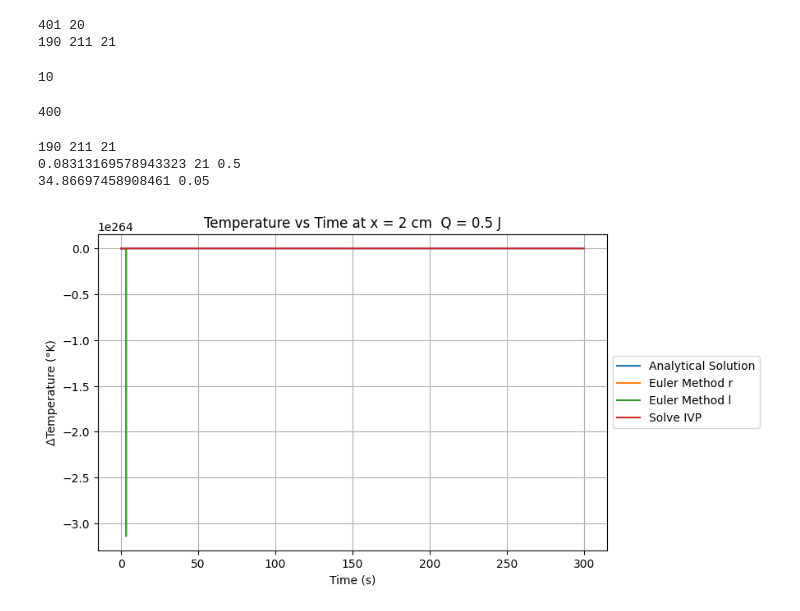
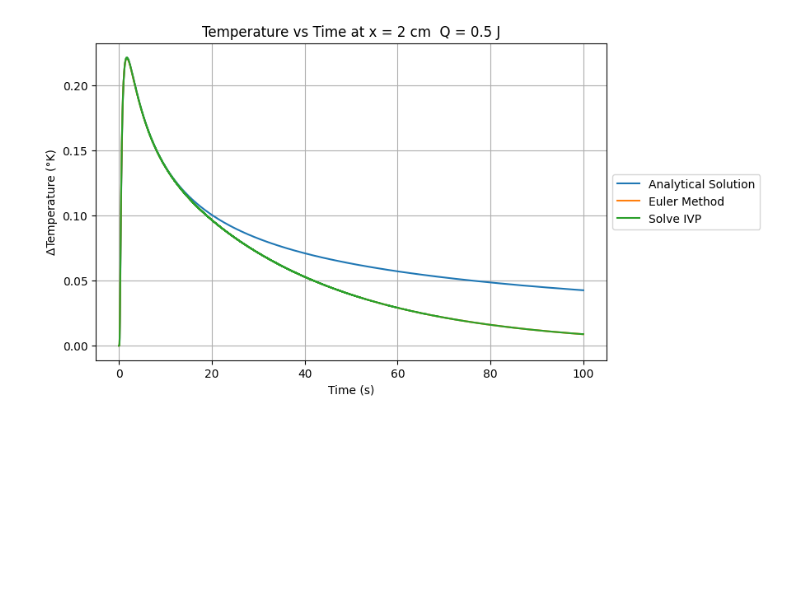
Before and after one commit to yashmohod/Thermal-Diffusion, a Jupyter notebook: Demo.ipynb, the cells around one changed output. Cells and saved outputs as stored; diff of their text form; code cells hidden in the pictures; blank space fills up the shorter version.

```diff
--- a/Demo.ipynb
+++ b/Demo.ipynb
@@ -11,7 +11,7 @@ from scipy.integrate import solve_ivp
 T_air = 23 #degree C
 
 # duration of the graph staring at t0 = 0  to tf = t0 + dur
-dur = 300# s
+dur = 100# s
 
 
 """
@@ -30,7 +30,7 @@ s_al = 2.422# J m^-2 K^-1
 # delta x
 dx = 0.05# cm
 # delta t
-dt = 0.001 # sec
+dt = 0.0001 # sec
 # heater length
 heaterLen = 1
 # heat pulse duration
@@ -61,7 +61,7 @@ bcT[0] = ic
 # diffusion state
 # 1) heat sunk
 # 2) float
-bcS[0] = 2
+bcS[0] = 1
 
 # Right end boundary conditions
 # initial temperature
@@ -69,7 +69,7 @@ bcT[1] = ic
 # diffusion state
 # 1) heat sunk
 # 2) float
-bcS[1] = 2
+bcS[1] = 1
 
 # heatloss
 heatlossBool = True
@@ -86,46 +86,27 @@ d = 2 # cm
 # %%
 # Euler Method
 y,y_t= TS.EulerMethod(dur,rodLen,dt,dx,kappa,att,atX,heaterLen,bcT,ic,h,heatlossBool,Q,a,s,bcS)
-# %% [output]
-401 20
-190 211 21
-# %%
-405 - 395
-# %% [output]
-10
-# %%
-int(800/2)
-# %% [output]
-400
 # %%
 # # Solve IVP Method
 solve_ivp_solution = TS.SolveIVP_Method(dur,rodLen,dt,dx,kappa,att,atX,heaterLen,bcT,ic,h,heatlossBool,Q,a,s,bcS)
-# %% [output]
-190 211 21
-0.08313169578943323 21 0.5
-34.86697458908461 0.05
 # %%
 # Analytical Solution
 ana,ana_t = TS.anaMet(Q,A,kappa,s,dur,d,h,a,heatlossBool,0,dt)
 # %%
 # Plot Scale
 scale = 1
 
 plt.figure(figsize=(8*scale, 5*scale))
 ana,ana_t = TS.anaMet(Q,A,kappa,s,dur,d,h,a,heatlossBool,0,dt)
 plt.plot(ana_t,ana,label = 'Analytical Solution')
-plt.plot(y_t,y[int((atX/dx)+(d)/dx),:],label = 'Euler Method r')
-plt.plot(y_t,y[int((atX/dx)-(d)/dx),:],label = 'Euler Method l')
+plt.plot(y_t,y[int((atX/dx)+(d)/dx),:],label = 'Euler Method')
 plt.plot(solve_ivp_solution.t,solve_ivp_solution.y[int((atX/dx)-(d)/dx)],label = 'Solve IVP')
 
 
 plt.legend(loc='center left', bbox_to_anchor=(1, 0.5))
 plt.xlabel("Time (s)")
 plt.ylabel("ΔTemperature (°K)")
 plt.title("Temperature vs Time at x = "+str(d)+" cm  Q = "+str(Q)+" J")
 plt.grid()
-# plt.xlim(-1,5)
-# plt.ylim(0.12)
-# plt.ylim(0,0.12)
 # %% [output]
-[figure, old version]
+[figure, new version]
```
Also changed, not shown: 2 other files.
